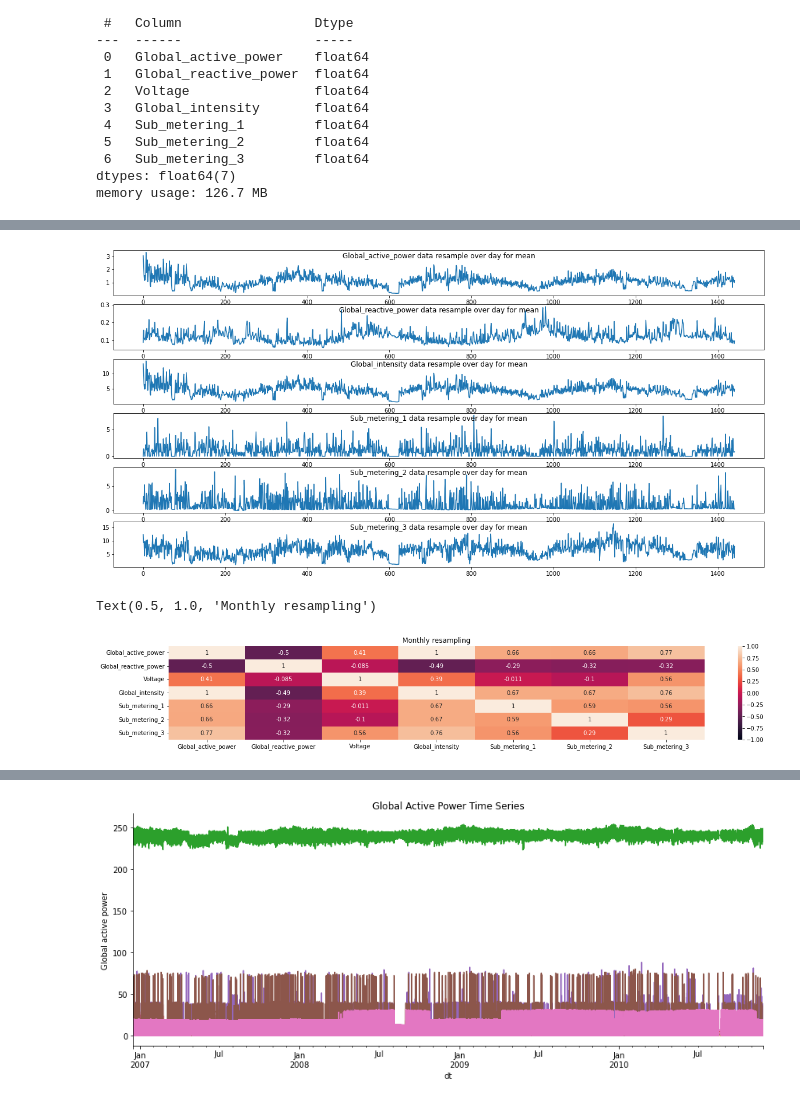
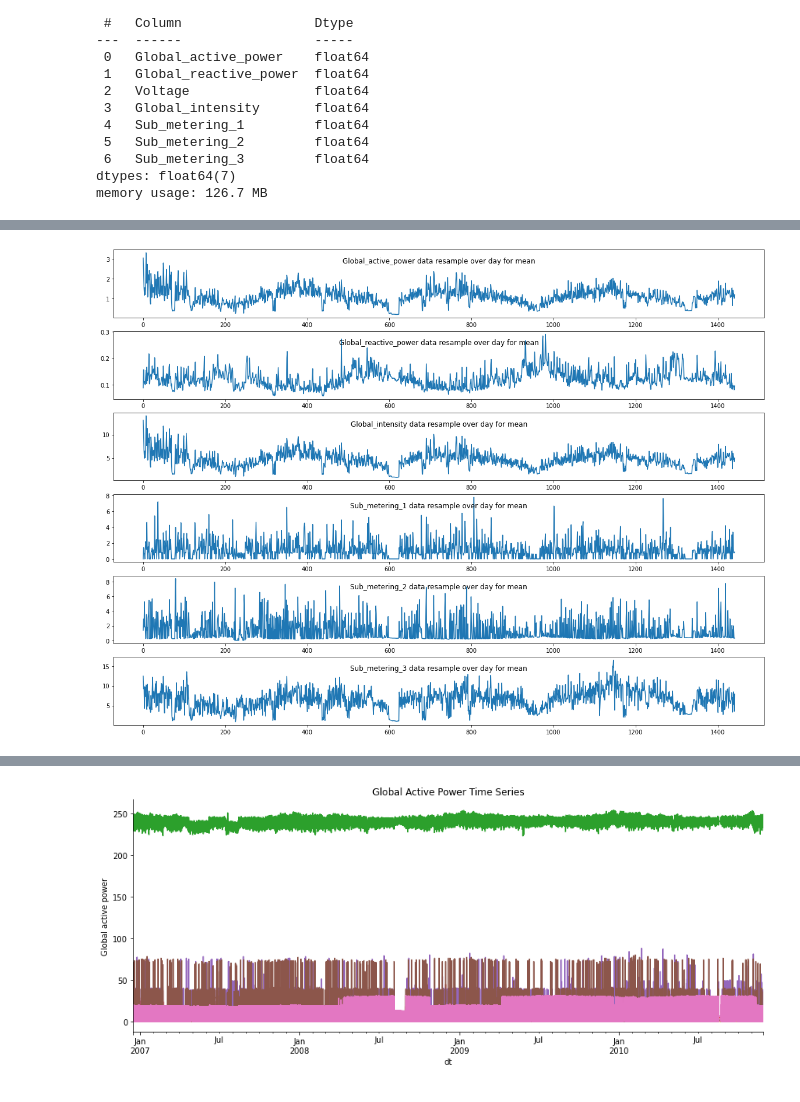
Before and after one commit to rakiiibul/House-hold-electrice-power-consumptiuon_LSTM, a Jupyter notebook: main.ipynb, the cells around one changed output, grey strips where cells are left out. Drawn from its saved outputs; the diff is of its cells as text; code cells hidden in the pictures.

```diff
--- a/main.ipynb
+++ b/main.ipynb
@@ -129,22 +146,12 @@ plt.show()
 # %%
 i = 1
 cols=[0, 1, 3, 4, 5, 6]
-plt.figure(figsize=(20, 10))
+plt.figure(figsize=(20, 15))
 for col in cols:
     plt.subplot(len(cols), 1, i)
     plt.plot(df.resample('D').mean().values[:, col])
     plt.title(df.columns[col] + ' data resample over day for mean', y=0.75, loc='center')
     i += 1
 plt.show()
 # %% [output]
-[figure, old version]
+[figure, new version]
-# %%
-import seaborn as sns
-f= plt.figure(figsize=(21,3))
-
-dfm = df.resample('M').mean()
-sns.heatmap(dfm.corr(), vmin=-1, vmax=1, annot=True)
-plt.title('Monthly resampling', size=12)
-# %% [output]
-Text(0.5, 1.0, 'Monthly resampling')
-[figure, removed]
```
Also changed, not shown: parts of 25 cells of this notebook.
